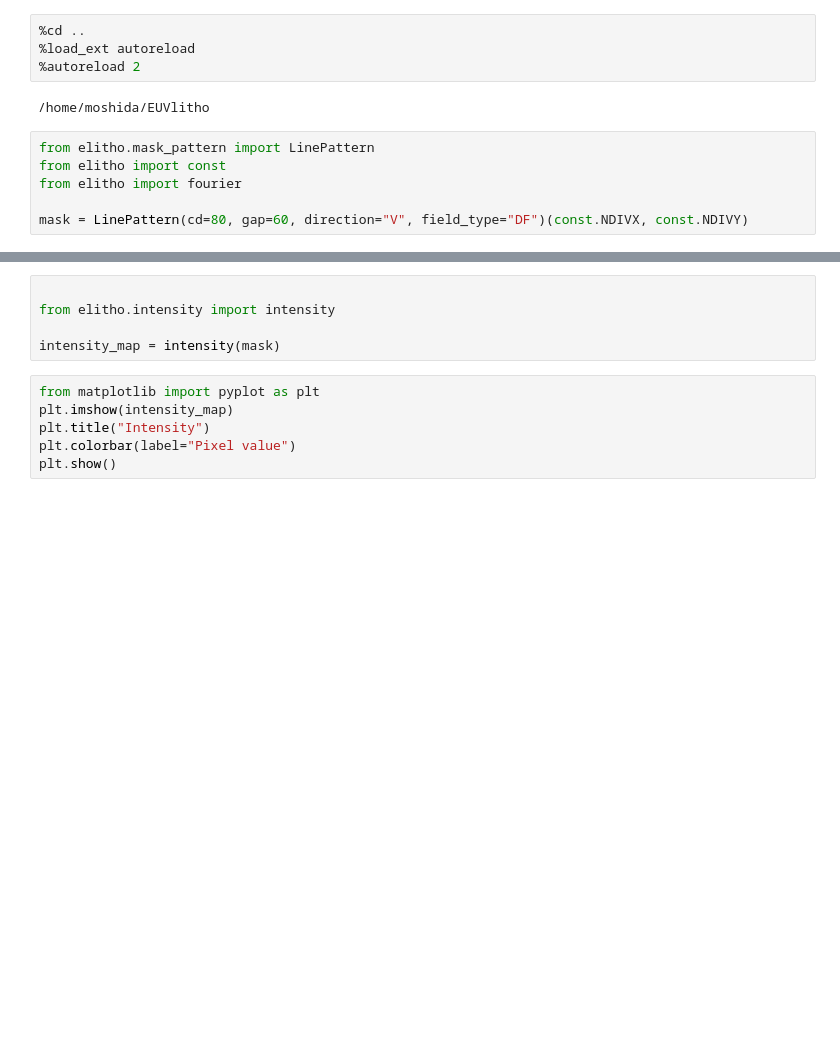
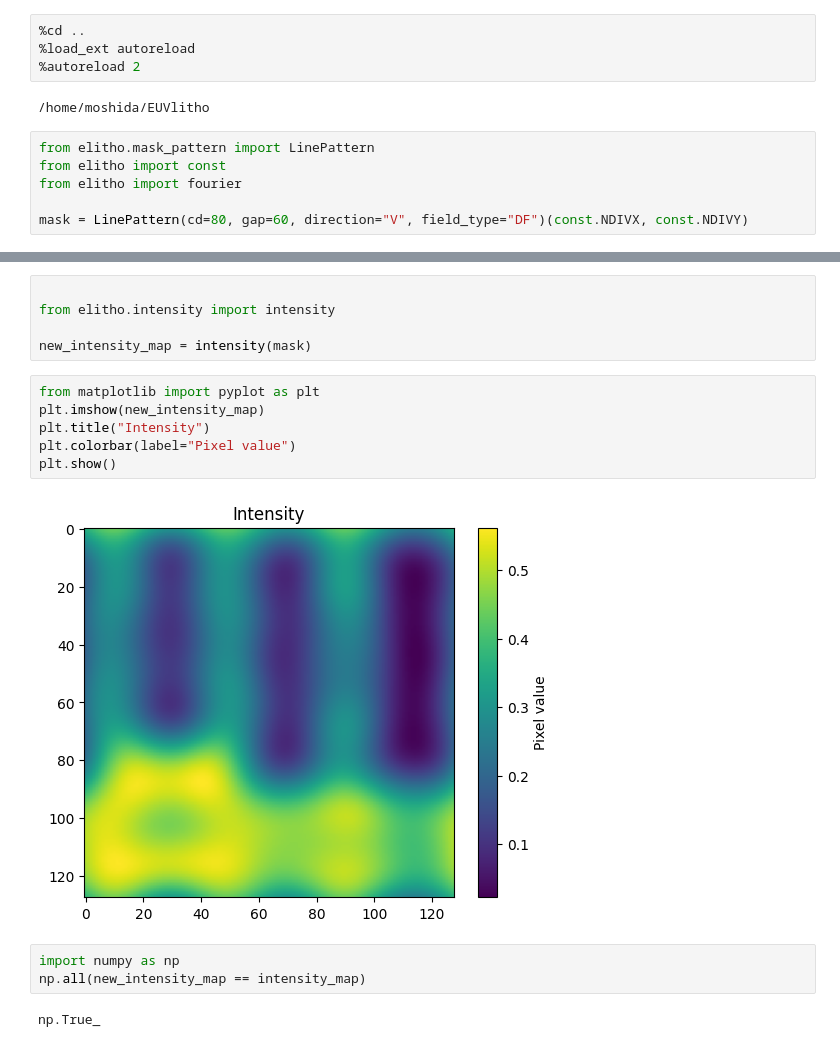
Before and after one commit to takahashi-edalab/EUVlitho, a Jupyter notebook: notebooks/abbe.ipynb, the cells around one changed output, grey strips where cells are left out. Cells and saved outputs as stored; diff of their text form; blank space fills up the shorter version.

```diff
--- a/notebooks/abbe.ipynb
+++ b/notebooks/abbe.ipynb
@@ -36,10 +52,17 @@ new_intensity_map = intensity(mask)
 
 from elitho.intensity import intensity
 
-intensity_map = intensity(mask)
+new_intensity_map = intensity(mask)
 # %%
 from matplotlib import pyplot as plt
-plt.imshow(intensity_map)
+plt.imshow(new_intensity_map)
 plt.title("Intensity")
 plt.colorbar(label="Pixel value")
 plt.show()
+# %% [output]
+[figure, added]
+# %%
+import numpy as np
+np.all(new_intensity_map == intensity_map)
+# %% [output]
+np.True_
```
Also changed, not shown: parts of 4 cells of this notebook, 8 other files.
